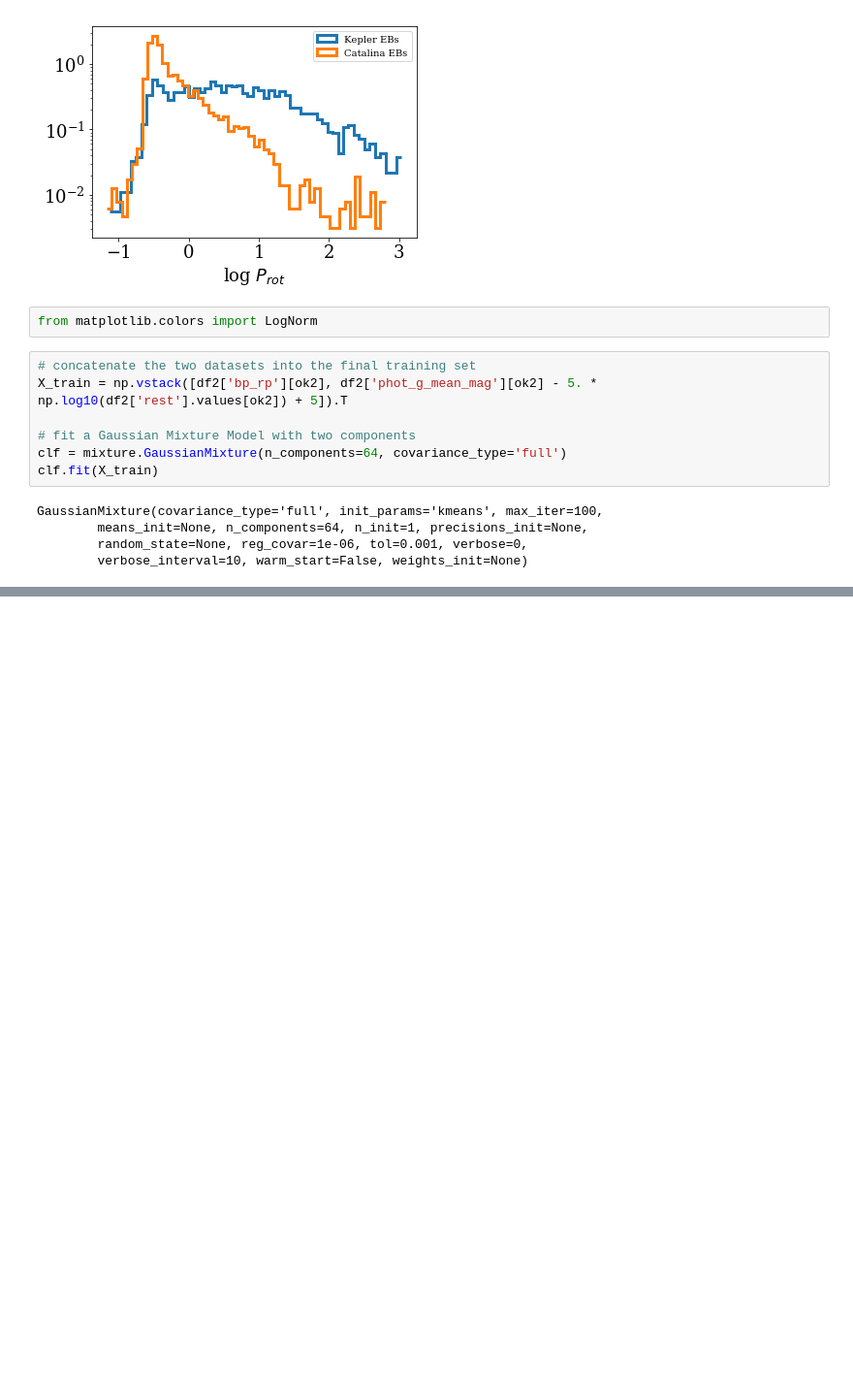
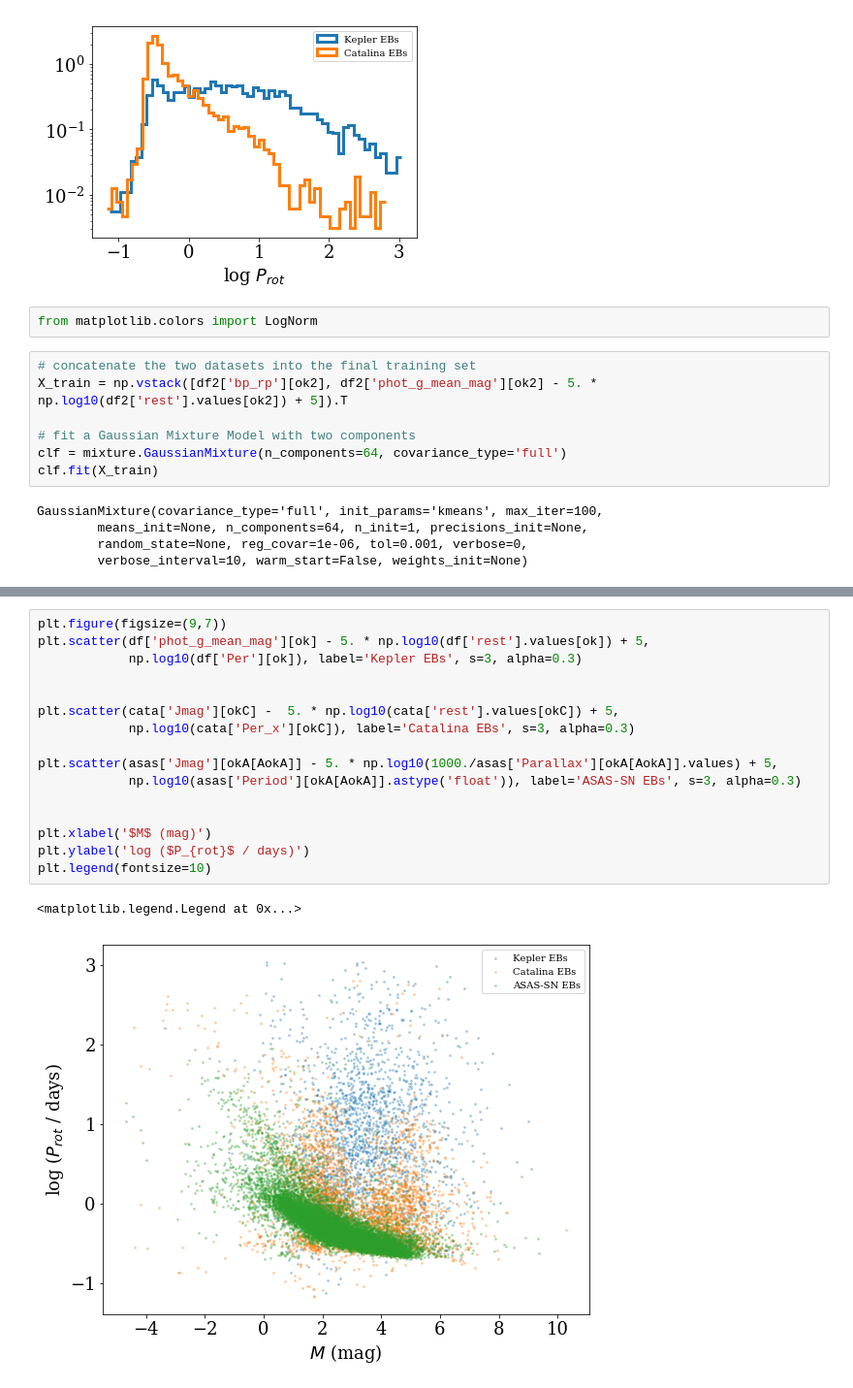
Before and after one commit to jradavenport/EBHRD, a Jupyter notebook: notebooks/explore.ipynb, the cells around one changed output, grey strips where cells are left out. Shown at 97% size. Drawn from its saved outputs; the diff is of its cells as text; blank space fills up the shorter version.

```diff
--- a/notebooks/explore.ipynb
+++ b/notebooks/explore.ipynb
@@ -284,0 +489,19 @@ plt.ylim(15,-5)
+# %%
+plt.figure(figsize=(9,7))
+plt.scatter(df['phot_g_mean_mag'][ok] - 5. * np.log10(df['rest'].values[ok]) + 5,
+            np.log10(df['Per'][ok]), label='Kepler EBs', s=3, alpha=0.3)
+
+
+plt.scatter(cata['Jmag'][okC] -  5. * np.log10(cata['rest'].values[okC]) + 5,
+            np.log10(cata['Per_x'][okC]), label='Catalina EBs', s=3, alpha=0.3)
+
+plt.scatter(asas['Jmag'][okA[AokA]] - 5. * np.log10(1000./asas['Parallax'][okA[AokA]].values) + 5,
+            np.log10(asas['Period'][okA[AokA]].astype('float')), label='ASAS-SN EBs', s=3, alpha=0.3)
+
+
+plt.xlabel('$M$ (mag)')
+plt.ylabel('log ($P_{rot}$ / days)')
+plt.legend(fontsize=10)
+# %% [output]
+<matplotlib.legend.Legend at 0x...>
+[figure, added]
```
Also changed, not shown: parts of 30 cells of this notebook.
